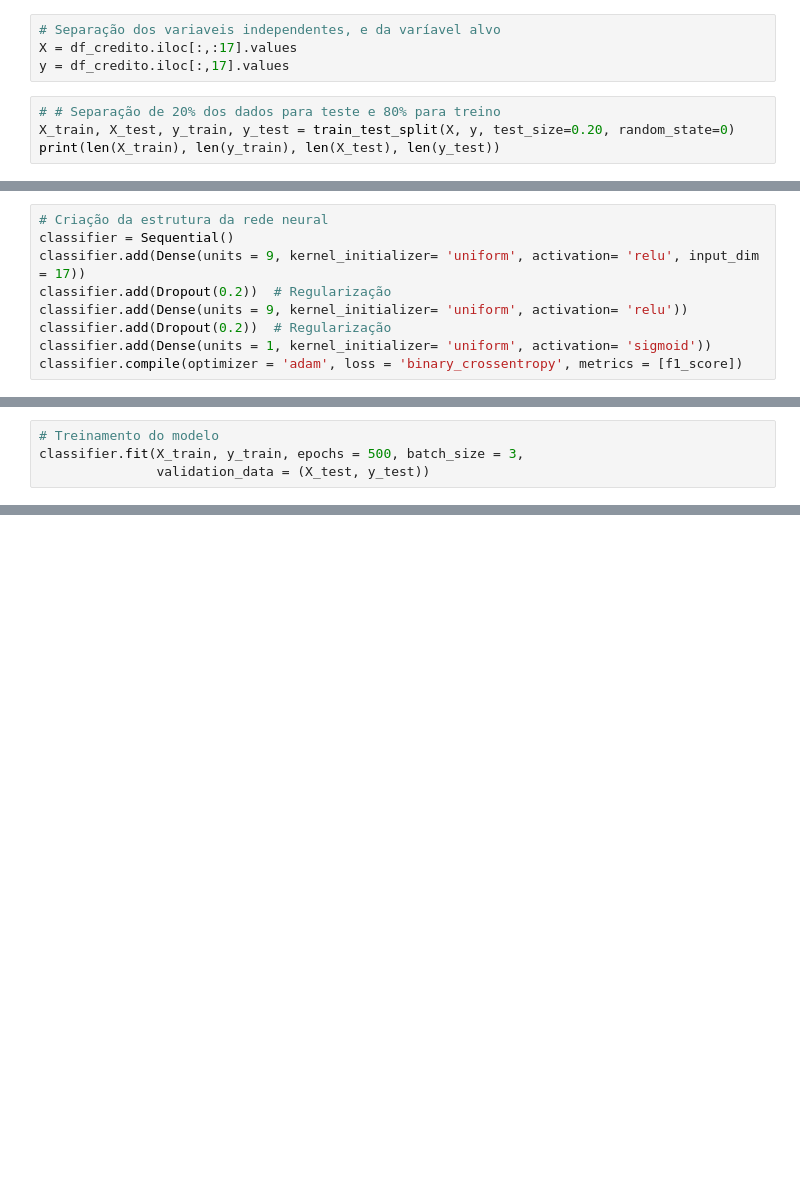
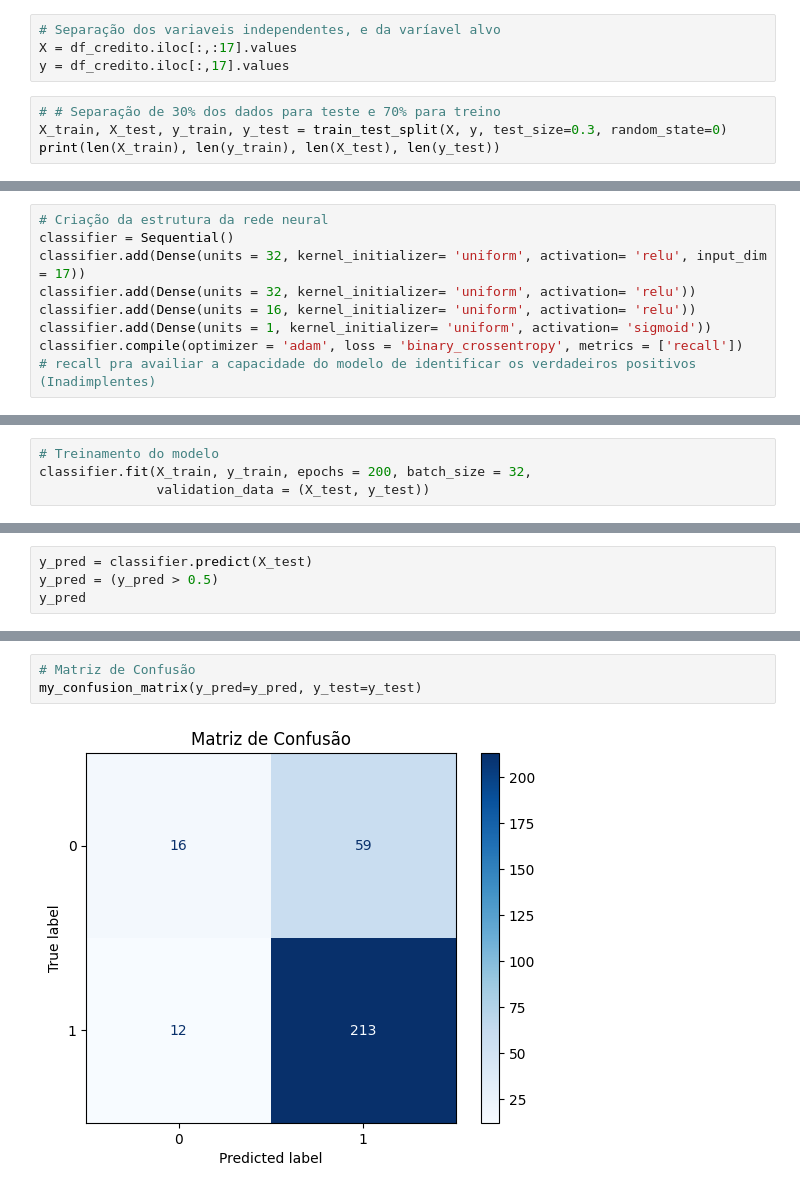
Before and after one commit to Ryans007/DateWithPython, a Jupyter notebook: Projeto Final/projeto_final.ipynb, the cells around one changed output, grey strips where cells are left out. Saved outputs shown, nothing was run; the diff lists cells and outputs as text; blank space fills up the shorter version.

Commit message:
Finalização do modelo com Redes Neurais e criação do modelo com Naive Bayes e Árvore de Decisão

```diff
--- a/Projeto Final/projeto_final.ipynb
+++ b/Projeto Final/projeto_final.ipynb
@@ -450,7 +454,7 @@ df_credito.head(5)
 X = df_credito.iloc[:,:17].values
 y = df_credito.iloc[:,17].values
 # %%
-# # Separação de 20% dos dados para teste e 80% para treino
-X_train, X_test, y_train, y_test = train_test_split(X, y, test_size=0.20, random_state=0)
+# # Separação de 30% dos dados para teste e 70% para treino
+X_train, X_test, y_train, y_test = train_test_split(X, y, test_size=0.3, random_state=0)
 print(len(X_train), len(y_train), len(X_test), len(y_test))
 # %% [output]
@@ -458,12 +466,12 @@ print(len(X_train), len(y_train), len(X_test), len(y_test))
 # %%
 # Criação da estrutura da rede neural
 classifier = Sequential()
-classifier.add(Dense(units = 9, kernel_initializer= 'uniform', activation= 'relu', input_dim = 17))
-classifier.add(Dropout(0.2))  # Regularização
-classifier.add(Dense(units = 9, kernel_initializer= 'uniform', activation= 'relu'))
-classifier.add(Dropout(0.2))  # Regularização
+classifier.add(Dense(units = 32, kernel_initializer= 'uniform', activation= 'relu', input_dim = 17))
+classifier.add(Dense(units = 32, kernel_initializer= 'uniform', activation= 'relu'))
+classifier.add(Dense(units = 16, kernel_initializer= 'uniform', activation= 'relu'))
 classifier.add(Dense(units = 1, kernel_initializer= 'uniform', activation= 'sigmoid'))
-classifier.compile(optimizer = 'adam', loss = 'binary_crossentropy', metrics = [f1_score])
+classifier.compile(optimizer = 'adam', loss = 'binary_crossentropy', metrics = ['recall'])
+# recall pra availiar a capacidade do modelo de identificar os verdadeiros positivos (Inadimplentes)
 # %%
 # Visualização da estrutura da rede neural
 classifier.summary()
@@ -487,6 +493,6 @@ Model: "sequential_30"
  Non-trainable params: 0 (0.00 B)
 # %%
 # Treinamento do modelo
-classifier.fit(X_train, y_train, epochs = 500, batch_size = 3,
+classifier.fit(X_train, y_train, epochs = 200, batch_size = 32,
                validation_data = (X_test, y_test))
 # %% [output]
@@ -534,0 +517,4 @@ plt.show()
+# %%
+y_pred = classifier.predict(X_test)
+y_pred = (y_pred > 0.5)
+y_pred
@@ -534,0 +540,5 @@ plt.show()
+# %%
+# Matriz de Confusão
+my_confusion_matrix(y_pred=y_pred, y_test=y_test)
+# %% [output]
+[figure, added]
```
Also changed, not shown: parts of 26 cells of this notebook, 2 other files.
